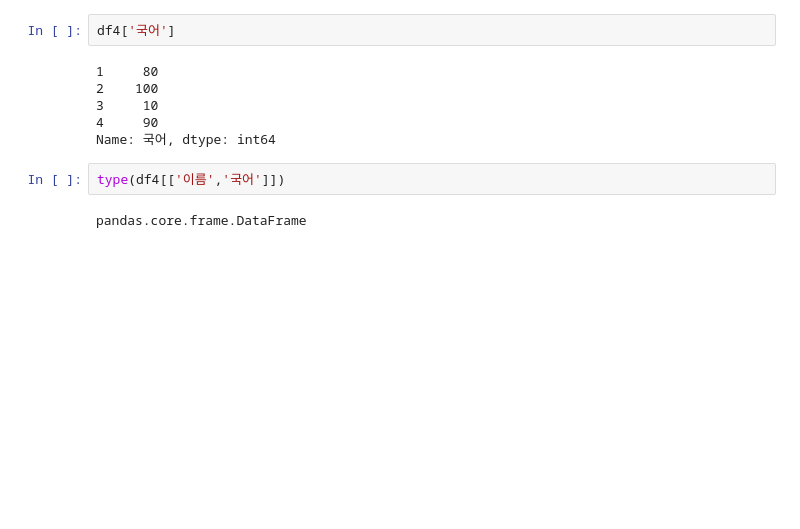
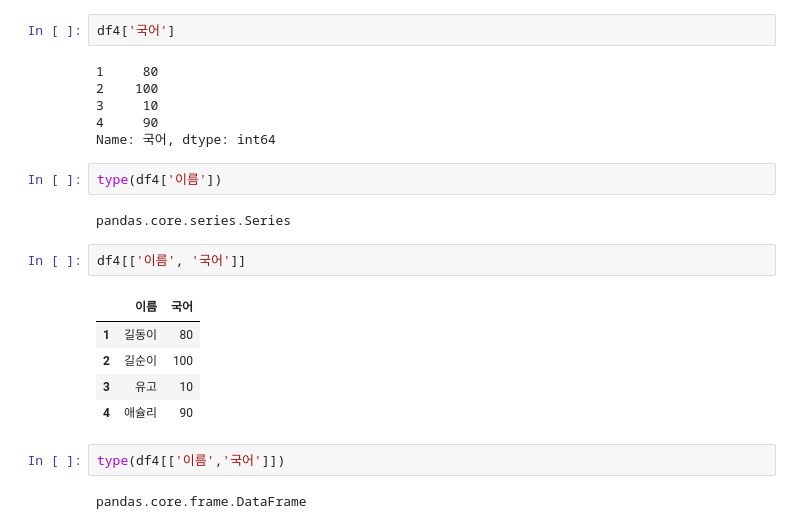
Before and after one commit to gulbae/bigdata-python-2023, a Jupyter notebook: Day05/py31_pandas_dataframe.ipynb, the cells around one changed output. Cells and saved outputs as stored; diff of their text form; blank space fills up the shorter version.

```diff
--- a/Day05/py31_pandas_dataframe.ipynb
+++ b/Day05/py31_pandas_dataframe.ipynb
@@ -79,6 +101,18 @@ df4['국어']
 3     10
 4     90
 Name: 국어, dtype: int64
+# %%
+type(df4['이름'])
+# %% [output]
+pandas.core.series.Series
+# %%
+df4[['이름', '국어']]
+# %% [output]
+|  | 이름 | 국어 |
+| 1 | 길동이 | 80 |
+| 2 | 길순이 | 100 |
+| 3 | 유고 | 10 |
+| 4 | 애슐리 | 90 |
 # %%
 type(df4[['이름','국어']])
 # %% [output]
```
Also changed, not shown: parts of 16 cells of this notebook, 18 other files.
